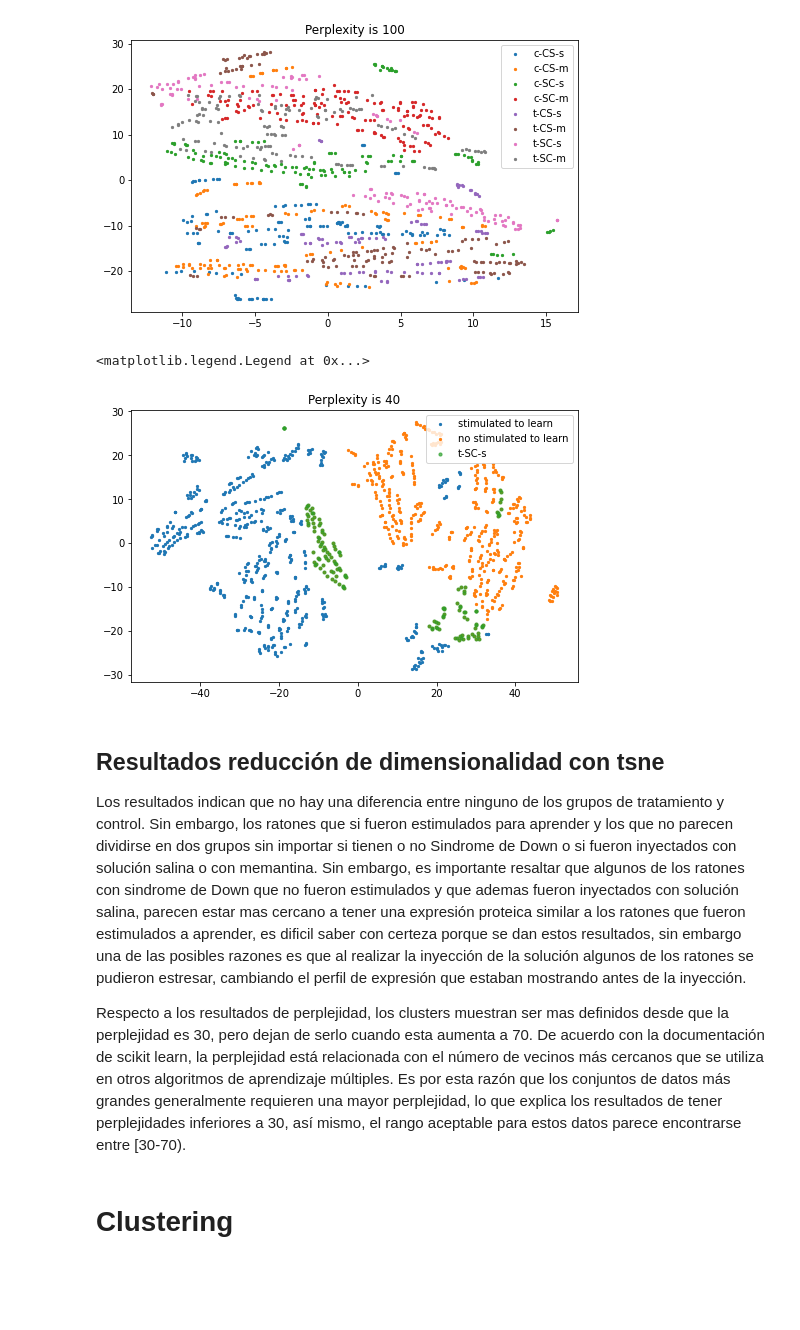
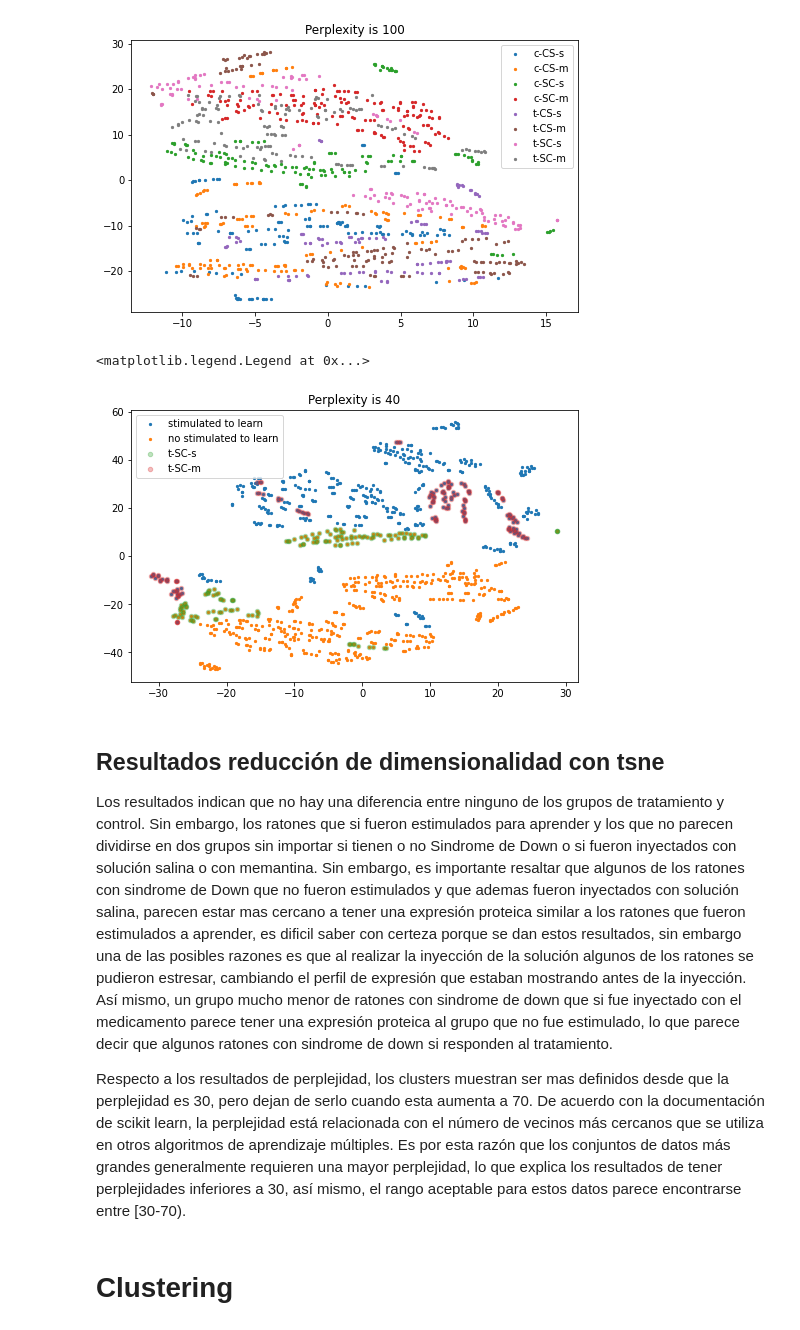
Before and after one commit to CindyHernandezMelo/HernandezCindy_Ejercicio19, a Jupyter notebook: tsne.ipynb, the cells around one changed output. Drawn from its saved outputs; the diff is of its cells as text; code cells hidden in the pictures; blank space fills up the shorter version.

```diff
--- a/tsne.ipynb
+++ b/tsne.ipynb
@@ -62,29 +62,31 @@ for j in per:
 # %%
 clase2 = {'c-CS-s':1,'c-CS-m':1,'c-SC-s':2,'c-SC-m':2,
          't-CS-s':1,'t-CS-m':1,'t-SC-s':2,'t-SC-m':2}
 nombre_clase2 = {'stimulated to learn':1, 'no stimulated to learn':2}
 
 Y2 = [clase2[item] for item in data['class']]
 
 tsne = sklearn.manifold.TSNE(perplexity=40)
 tsne.fit(X)
 embedding = tsne.embedding_
 plt.figure(figsize=(8, 5))
 for i in nombre_clase2:
     key = nombre_clase2[i]
     plt.scatter(embedding[np.where(np.asarray(Y2) == key),0],
                 embedding[np.where(np.asarray(Y2) == key),1], label = i, s=5.0)
 plt.scatter(embedding[np.where(np.asarray(Y) == 7),0],
-                embedding[np.where(np.asarray(Y) == 7),1], label = 't-SC-s', s=10.0, alpha = 0.7)
+                embedding[np.where(np.asarray(Y) == 7),1], label = 't-SC-s', s=20.0, alpha = 0.3)
+plt.scatter(embedding[np.where(np.asarray(Y) == 6),0],
+                embedding[np.where(np.asarray(Y) == 6),1], label = 't-SC-m', s=20.0, alpha = 0.3)
 plt.title('Perplexity is %i'%40)
 plt.legend()
 # %% [output]
 <matplotlib.legend.Legend at 0x...>
-[figure, old version]
+[figure, new version]
 # %% [markdown]
 ## Resultados reducción de dimensionalidad con tsne
 
-Los resultados indican que no hay una diferencia entre ninguno de los grupos de tratamiento y control. Sin embargo, los ratones que si fueron estimulados para aprender y los que no parecen dividirse en dos grupos sin importar si tienen o no Sindrome de Down o si fueron inyectados con solución salina o con memantina. Sin embargo, es importante resaltar que algunos de los ratones con sindrome de Down que no fueron estimulados y que ademas fueron inyectados con solución salina, parecen estar mas cercano a tener una expresión proteica similar a los ratones que fueron estimulados a aprender, es dificil saber con certeza porque se dan estos resultados, sin embargo una de las posibles razones es que al realizar la inyección de la solución algunos de los ratones se pudieron estresar, cambiando el perfil de expresión que estaban mostrando antes de la inyección.
+Los resultados indican que no hay una diferencia entre ninguno de los grupos de tratamiento y control. Sin embargo, los ratones que si fueron estimulados para aprender y los que no parecen dividirse en dos grupos sin importar si tienen o no Sindrome de Down o si fueron inyectados con solución salina o con memantina. Sin embargo, es importante resaltar que algunos de los ratones con sindrome de Down que no fueron estimulados y que ademas fueron inyectados con solución salina, parecen estar mas cercano a tener una expresión proteica similar a los ratones que fueron estimulados a aprender, es dificil saber con certeza porque se dan estos resultados, sin embargo una de las posibles razones es que al realizar la inyección de la solución algunos de los ratones se pudieron estresar, cambiando el perfil de expresión que estaban mostrando antes de la inyección. Así mismo, un grupo mucho menor de ratones con sindrome de down que si fue inyectado con el medicamento parece tener una expresión proteica al grupo que no fue estimulado, lo que parece decir que algunos ratones con sindrome de down si responden al tratamiento.
 
 Respecto a los resultados de perplejidad, los clusters muestran ser mas definidos desde que la perplejidad es 30, pero dejan de serlo cuando esta aumenta a 70. De acuerdo con la documentación de scikit learn, la perplejidad está relacionada con el número de vecinos más cercanos que se utiliza en otros algoritmos de aprendizaje múltiples. Es por esta razón que los conjuntos de datos más grandes generalmente requieren una mayor perplejidad, lo que explica los resultados de tener perplejidades inferiores a 30, así mismo, el rango aceptable para estos datos parece encontrarse entre [30-70).
 # %% [markdown]
```
